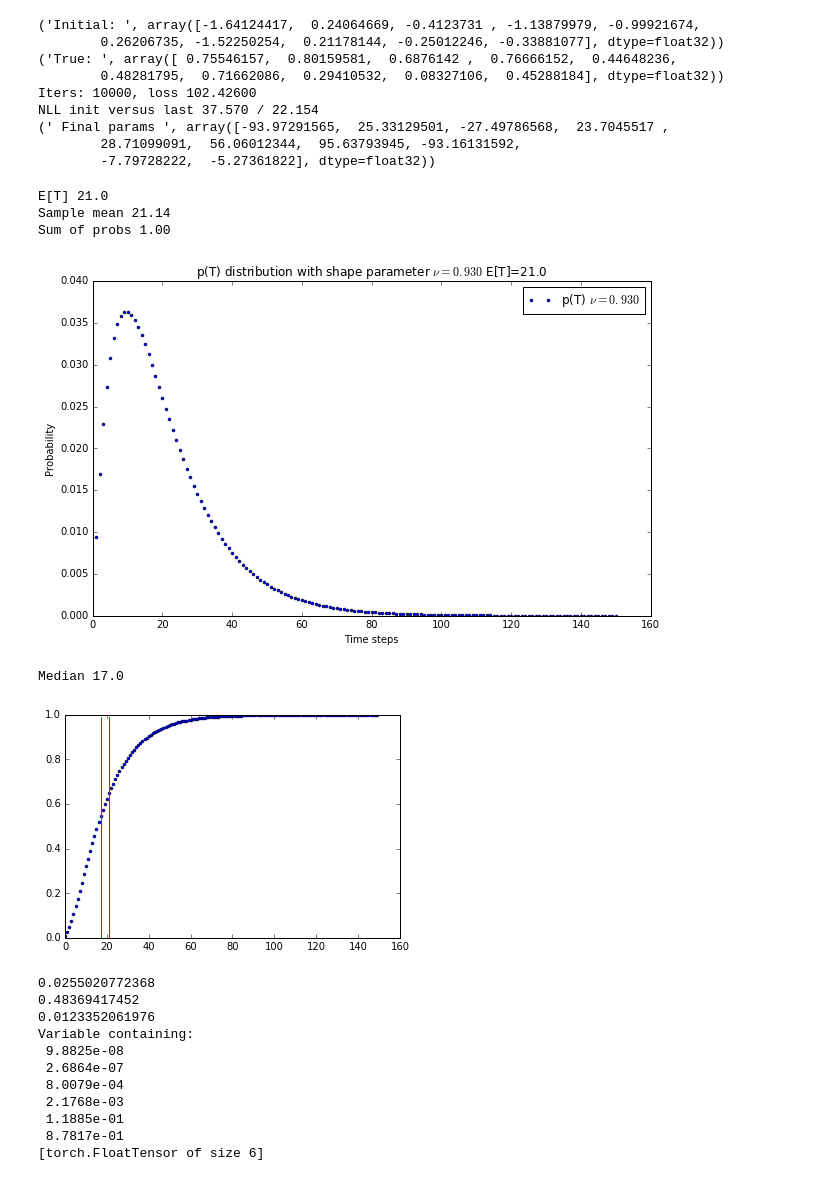
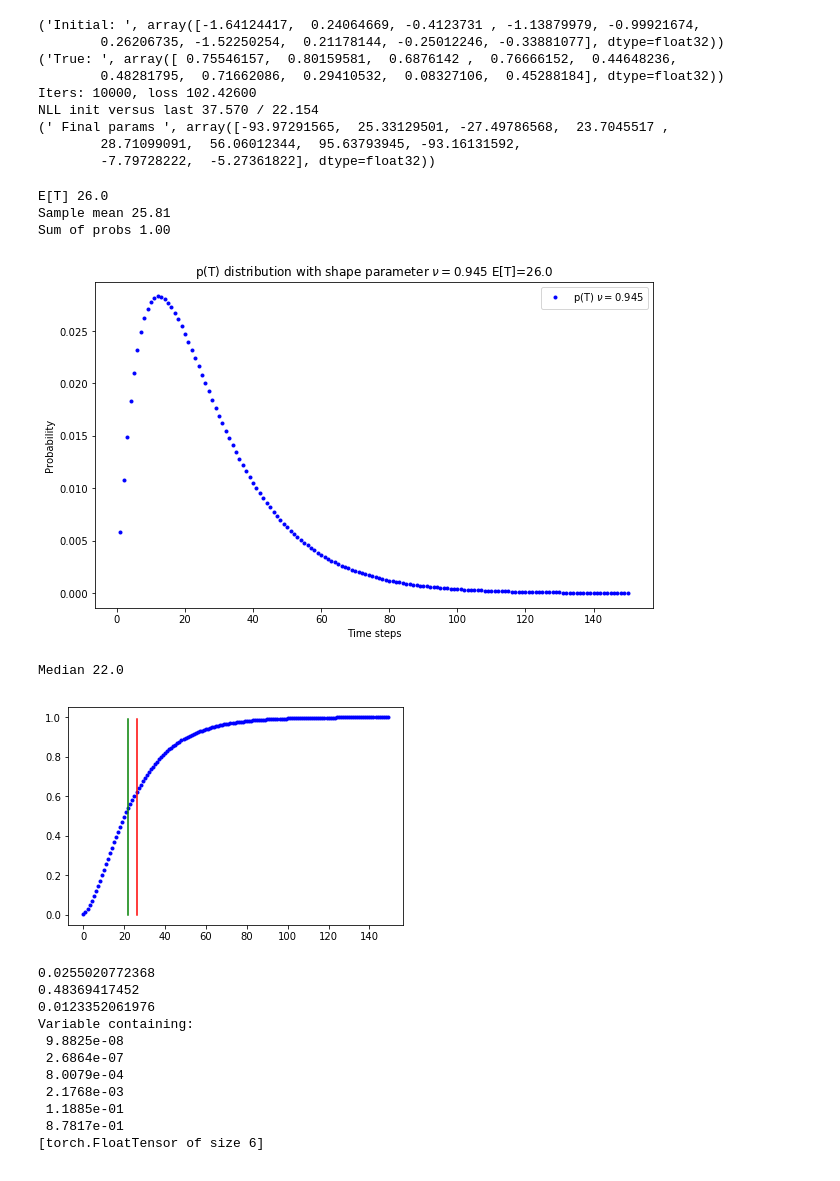
Before and after one commit to toologicbv/meta_learner, a Jupyter notebook: pytorch_expers.ipynb, the cells around one changed output. Cells and saved outputs as stored; diff of their text form; code cells hidden in the pictures.

Commit message:
saving work on ACT-SB. added a couple of new figures for the analysis

```diff
--- a/pytorch_expers.ipynb
+++ b/pytorch_expers.ipynb
@@ -207,46 +225,46 @@ def find_nearest(array,value):
     return idx, array[idx]
 
 T = 150
-q = 0.93
-pmfT = TimeStepsDist(q_prob=q, T=1000) # 14/0.8
+q = 0.945
+pmfT = TimeStepsDist(q_prob=q, T=T) # 14/0.8
 
 print("E[T] {}".format(pmfT.mean))
 ts = pmfT.rvs(n=1500)
 # print(ts)
 print("Sample mean {:.2f}".format(np.mean(ts)))
 # print("Get prob ", pmfT.pmfunc(np.array([3, 4, 5, 6])))
 pmf = pmfT.pmfunc(normalize=True, T=T)
 cdf = np.cumsum(pmf)
 
 # choice = np.random.uniform(size=10)
 # print(choice)
 # index = np.zeros(len(choice)).astype(int)
 # for i in range(len(choice)):
 #    index[i], _ = find_nearest(cdf, choice[i])
 
 # print("Mean ", np.mean(index))
 # choice = [0.6]
 print("Sum of probs {:.2f}".format(np.sum(pmfT.pdf)))
 
 pmfT.plot_pmf(T, do_save=False, do_show=True)
 
 _ = plt.plot(pmfT.cdf[0:T], 'bo', markersize=3)
 y = np.arange(0, 1, 0.01)
 mean = np.empty(100)
 mean.fill(pmfT.mean)
 median = np.empty(100)
 median.fill(pmfT.median)
 print("Median {}".format(pmfT.median))
 plt.plot(mean, y, 'r')
 plt.plot(median, y, 'g')
 plt.show()
 # %% [output]
-E[T] 21.0
-Sample mean 21.14
+E[T] 26.0
+Sample mean 25.81
 Sum of probs 1.00
-[figure, old version]
+[figure, new version]
-Median 17.0
+Median 22.0
-[figure, old version]
+[figure, new version]
 # %%
 new_p = np.zeros(pmfT.H)
 for i in np.arange(pmfT.H):
```
Also changed, not shown: parts of 2 cells of this notebook, 12 other files.
